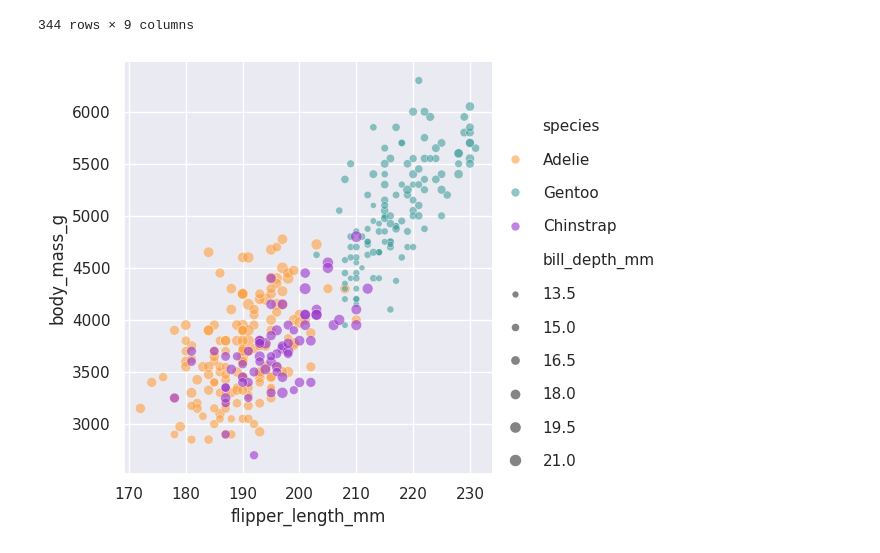
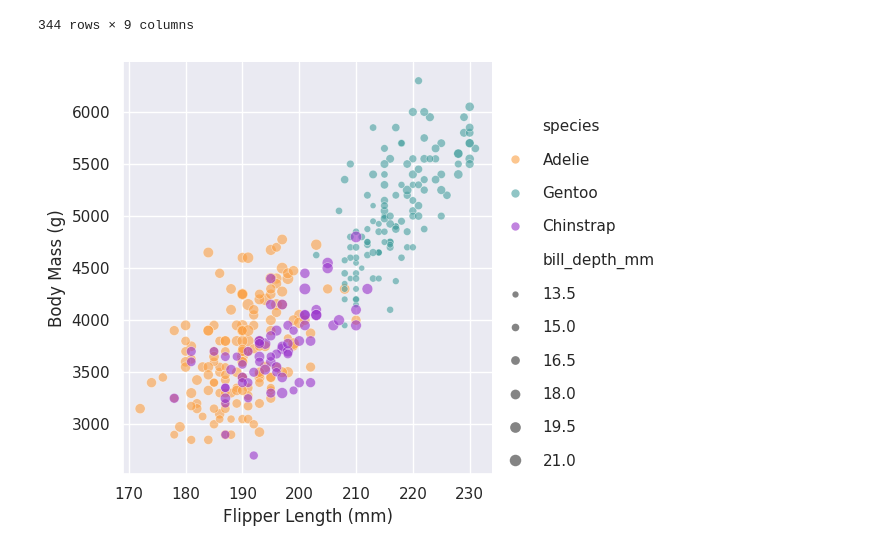
Before and after one commit to cs573-24s/a2-DataVis-7Ways, a Jupyter notebook: seaborn/chart.ipynb, the cells around one changed output. Saved outputs shown, nothing was run; the diff lists cells and outputs as text; code cells hidden in the pictures.

```diff
--- a/seaborn/chart.ipynb
+++ b/seaborn/chart.ipynb
@@ -3,8 +3,8 @@ import pandas as pd
 import matplotlib.pyplot as plt
 import seaborn as sns
 sns.set_theme()
-data = pd.read_csv("./penglings.csv")
-pd.read_csv("./penglings.csv")
+data = pd.read_csv("../penglings.csv")
+pd.read_csv("../penglings.csv")
 # %% [output]
 |  | Unnamed: 0 | species | island | bill_length_mm | bill_depth_mm | flipper_length_mm | body_mass_g | sex | ... |
 | 0 | 1 | Adelie | Torgersen | 39.1 | 18.7 | 181.0 | 3750.0 | male | ... |
@@ -22,7 +22,19 @@ pd.read_csv("./penglings.csv")
 # %%
 #https://stackoverflow.com/questions/14885895/color-a-scatter-plot-by-column-values
 palette = ["#fba044","#479f9f","#9933cb"]
 with plt.rc_context({'legend.labelspacing': 1.2}):
-    pengins = sns.relplot(data=data, x="flipper_length_mm", y="body_mass_g", alpha=0.6, hue='species', size='bill_depth_mm', palette=palette)
+    pengins = sns.relplot(
+        data=data,
+        x="flipper_length_mm",
+        y="body_mass_g",
+        alpha=0.6,
+        hue='species',
+        size='bill_depth_mm',
+        palette=palette
+        ).set(
+            xlabel="Flipper Length (mm)",
+            ylabel="Body Mass (g)"
+            )
+    plt.show()
 # %% [output]
-[figure, old version]
+[figure, new version]
```
Also changed, not shown: 3 other files.
